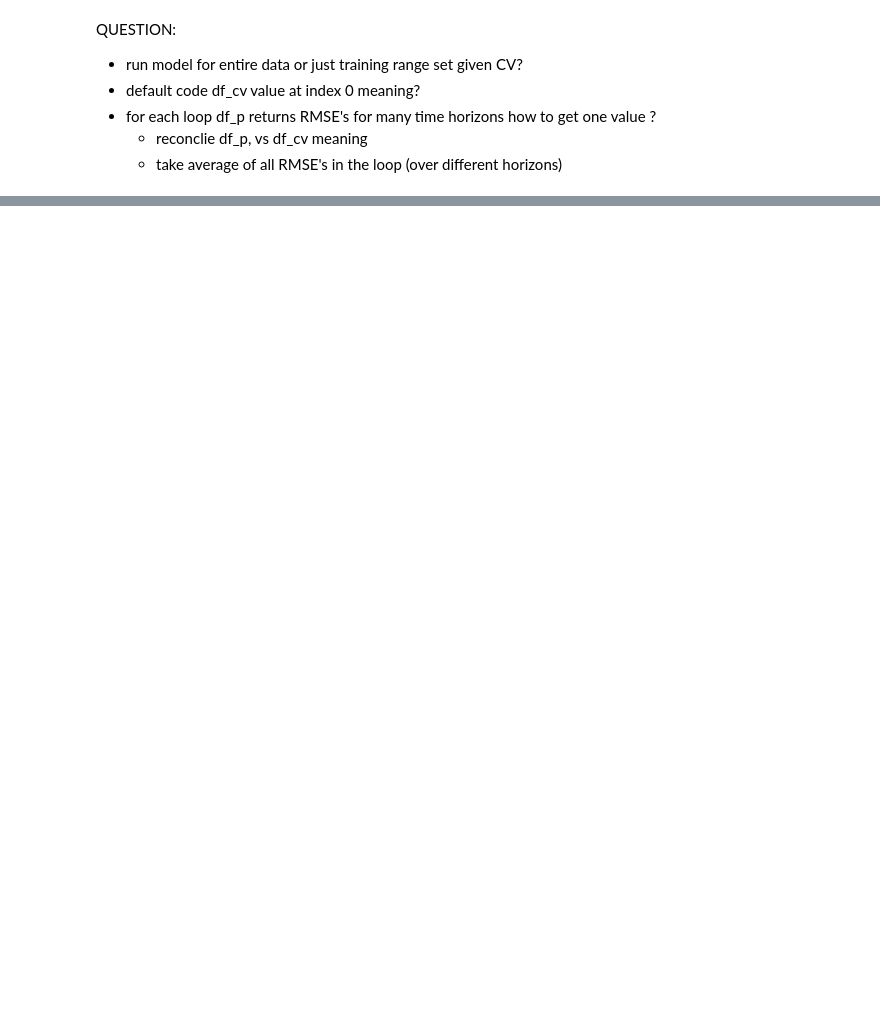
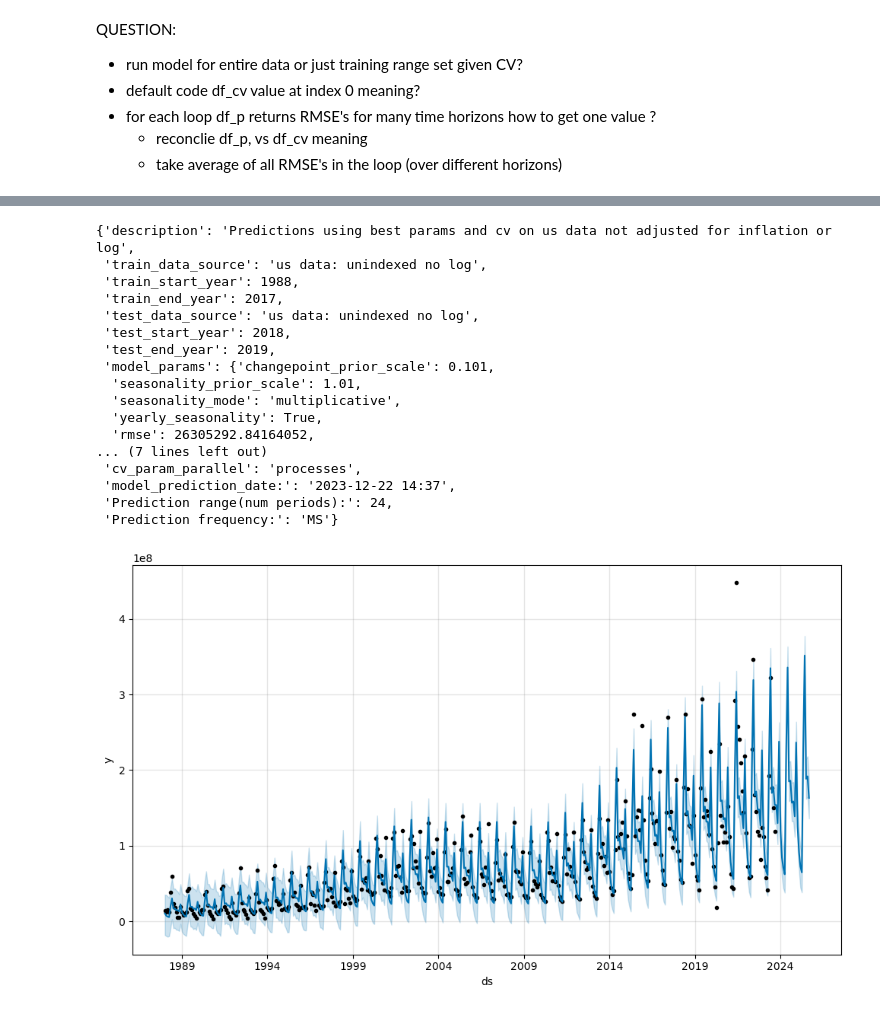
Before and after one commit to brigittesullivan/w30-final-lhl-project, a Jupyter notebook: 3. Modelling_Optimization.ipynb, the cells around one changed output, grey strips where cells are left out. Saved outputs shown, nothing was run; the diff lists cells and outputs as text; code cells hidden in the pictures; blank space fills up the shorter version.

```diff
--- a/3. Modelling_Optimization.ipynb
+++ b/3. Modelling_Optimization.ipynb
@@ -531,5 +505,9 @@ best_params = all_params[np.argmin(rmses)]
 
 print(f'best params rmse score is {min(rmses)}')
 best_params['rmse'] = min(rmses)
+
+best_params['mape'] = min(mapes)
+
 print(best_params)
+documentation['best_params'] = best_params
 # %% [output]
@@ -569,0 +518,12 @@ def mean_absolute_percentage_error(y_true, y_pred):
+# %%
+# set up dictionary to log all model details
+documentation = {}
+documentation['description'] = 'Predictions using best params and cv on us data not adjusted for inflation or log'
+# create train data set for years 1988 to 2017, will predict years 2018,2019
+train_start_year = 1988
+train_end_year = 2017
+train_data = df_year_filter(us_data, start_year=train_start_year, end_year=train_end_year)
+train_data
+documentation['train_data_source'] = 'us data: unindexed no log'
+documentation['train_start_year'] = train_start_year
+documentation['train_end_year']= train_end_year
@@ -569,0 +534,8 @@ def mean_absolute_percentage_error(y_true, y_pred):
+# %%
+test_start_year = 2018
+test_end_year = 2019
+test_data = df_year_filter(data_log, start_year=test_start_year, end_year=test_end_year)
+test_data
+documentation['test_data_source'] =  'us data: unindexed no log'
+documentation['test_start_year'] = test_start_year
+documentation['test_end_year']= test_end_year
@@ -569,0 +595,36 @@ def mean_absolute_percentage_error(y_true, y_pred):
+# %%
+# predict 2018, 2019
+
+prediction_range = 24
+prediction_frequency = "MS"
+future = m.make_future_dataframe(periods = 24, freq=prediction_frequency)
+forecast = m.predict(future)
+fig = m.plot(forecast)
+m.plot_components(forecast)
+
+# dd/mm/YY H:M:S
+now = datetime.now()
+dt_string = now.strftime("%Y-%m-%d %H:%M")
+documentation["model_prediction_date:"] =  dt_string
+documentation["Prediction range(num periods):"] = prediction_range
+documentation["Prediction frequency:"]= prediction_frequency
+documentation
+# %% [output]
+{'description': 'Predictions using best params and cv on us data not adjusted for inflation or log',
+ 'train_data_source': 'us data: unindexed no log',
+ 'train_start_year': 1988,
+ 'train_end_year': 2017,
+ 'test_data_source': 'us data: unindexed no log',
+ 'test_start_year': 2018,
+ 'test_end_year': 2019,
+ 'model_params': {'changepoint_prior_scale': 0.101,
+  'seasonality_prior_scale': 1.01,
+  'seasonality_mode': 'multiplicative',
+  'yearly_seasonality': True,
+  'rmse': 26305292.84164052,
+... (7 lines left out)
+ 'cv_param_parallel': 'processes',
+ 'model_prediction_date:': '2023-12-22 14:37',
+ 'Prediction range(num periods):': 24,
+ 'Prediction frequency:': 'MS'}
+[figure, added]
```
Also changed, not shown: parts of 44 cells of this notebook, 3 other files.
